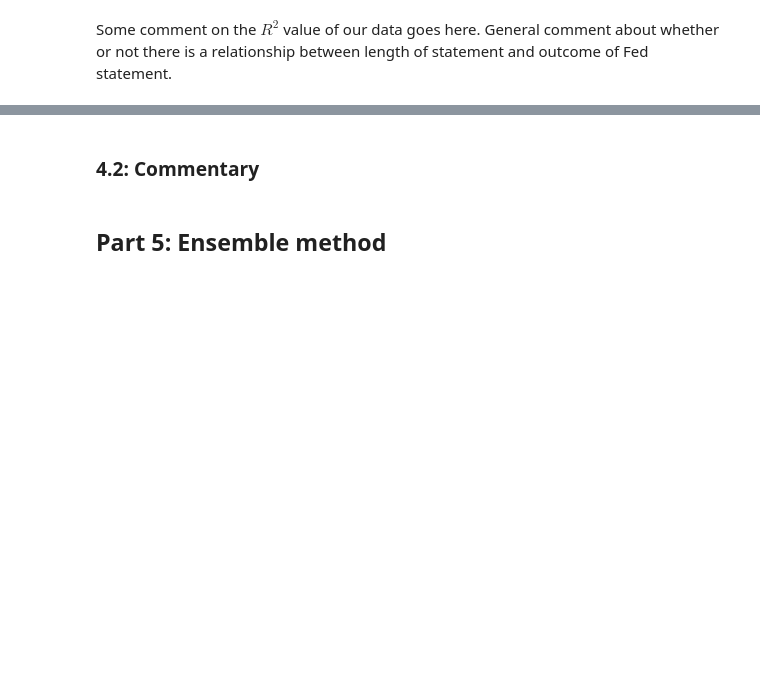
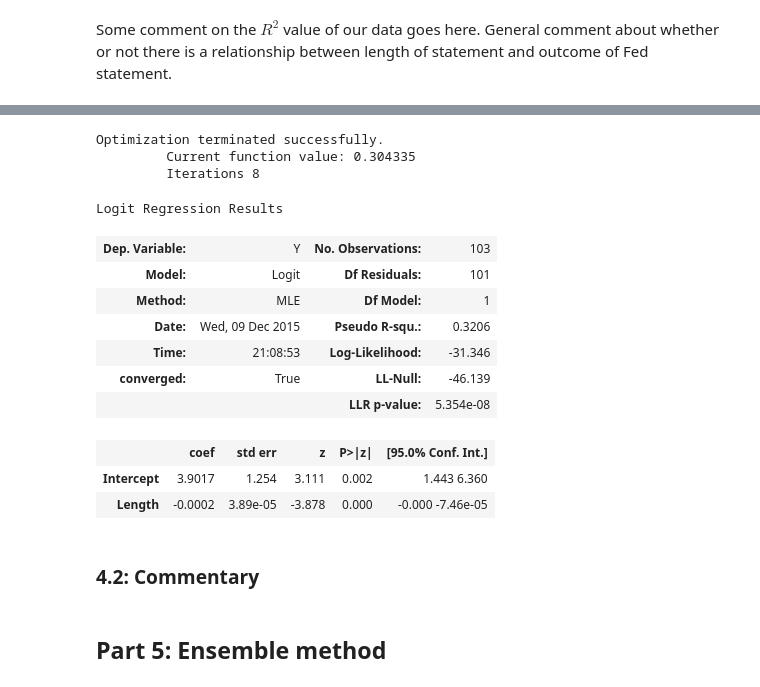
Before and after one commit to jamescurtin/cs109_fp, a Jupyter notebook: george/Sentiment Analysis-Copy1.ipynb, the cells around one changed output, grey strips where cells are left out. Cells and saved outputs as stored; diff of their text form; code cells hidden in the pictures; blank space fills up the shorter version.

```diff
--- a/george/Sentiment Analysis-Copy1.ipynb
+++ b/george/Sentiment Analysis-Copy1.ipynb
@@ -492,3 +596,24 @@ Some comment on the $R^2$ value of our data goes here. General comment about whe
+# %%
+import statsmodels.api as sm
+from statsmodels.formula.api import logit, glm, ols
+
+length_logistic = logit('Y ~ Length', length_data).fit()
+length_logistic.summary()
+# %% [output]
+Optimization terminated successfully.
+         Current function value: 0.304335
+         Iterations 8
+Logit Regression Results
+| Dep. Variable: | Y | No. Observations: | 103 |
+| Model: | Logit | Df Residuals: | 101 |
+| Method: | MLE | Df Model: | 1 |
+| Date: | Wed, 09 Dec 2015 | Pseudo R-squ.: | 0.3206 |
+| Time: | 21:08:53 | Log-Likelihood: | -31.346 |
+| converged: | True | LL-Null: | -46.139 |
+|  |  | LLR p-value: | 5.354e-08 |
+|  | coef | std err | z | P>|z| | [95.0% Conf. Int.] |
+| Intercept | 3.9017 | 1.254 | 3.111 | 0.002 | 1.443 6.360 |
+| Length | -0.0002 | 3.89e-05 | -3.878 | 0.000 | -0.000 -7.46e-05 |
 # %% [markdown]
 ### 4.2: Commentary
 # %% [markdown]
```
Also changed, not shown: parts of 15 cells of this notebook.
